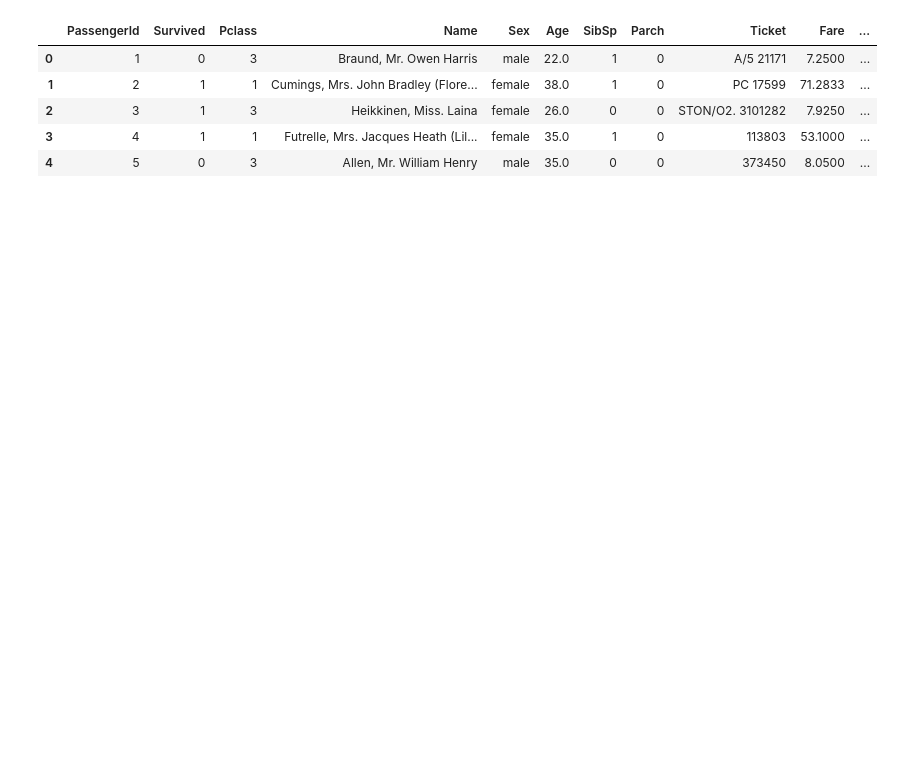
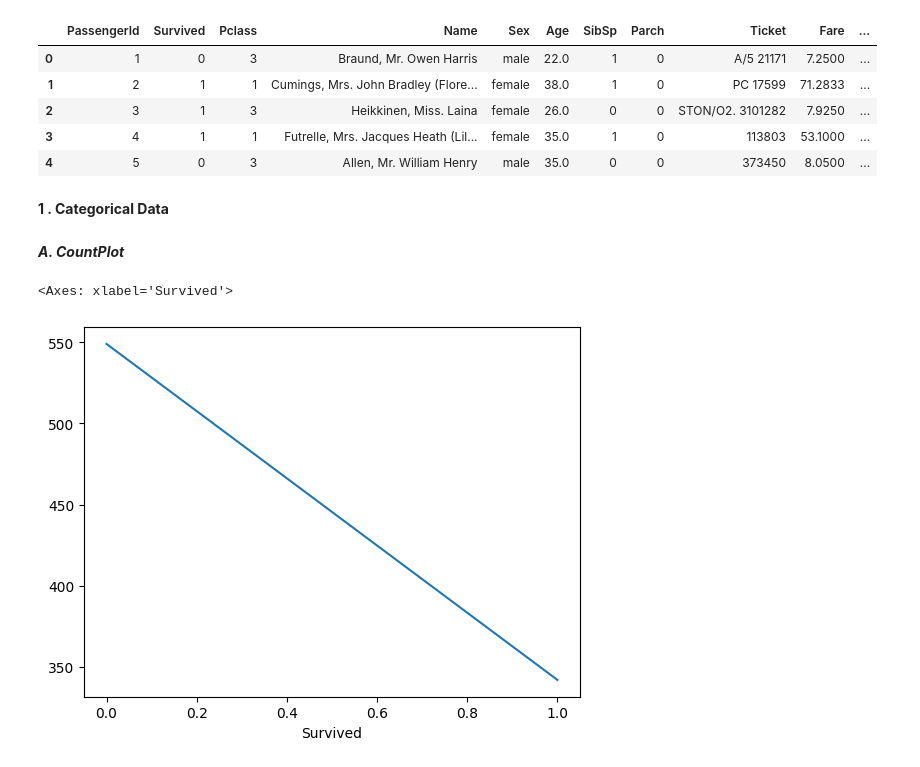
Before and after one commit to pawanuikey06/Machine-Learning, a Jupyter notebook: 3.EDA/2.EDA.Univariate/main.ipynb, the cells around one changed output. Cells and saved outputs as stored; diff of their text form; code cells hidden in the pictures; blank space fills up the shorter version.

```diff
--- a/3.EDA/2.EDA.Univariate/main.ipynb
+++ b/3.EDA/2.EDA.Univariate/main.ipynb
@@ -11,3 +11,7 @@ df.head()
 | 2 | 3 | 1 | 3 | Heikkinen, Miss. Laina | female | 26.0 | 0 | 0 | STON/O2. 3101282 | 7.9250 | ... |
 | 3 | 4 | 1 | 1 | Futrelle, Mrs. Jacques Heath (Lil... | female | 35.0 | 1 | 0 | 113803 | 53.1000 | ... |
 | 4 | 5 | 0 | 3 | Allen, Mr. William Henry | male | 35.0 | 0 | 0 | 373450 | 8.0500 | ... |
+# %% [markdown]
+**1 . Categorical Data**
+# %% [markdown]
+***A. CountPlot***
@@ -13,0 +21,6 @@ df.head()
+# %%
+# sns.countplot(x='Survived', data=df, palette='Set1')
+df['Survived'].value_counts().plot()
+# %% [output]
+<Axes: xlabel='Survived'>
+[figure, added]
```
Also changed, not shown: parts of 17 cells of this notebook.
